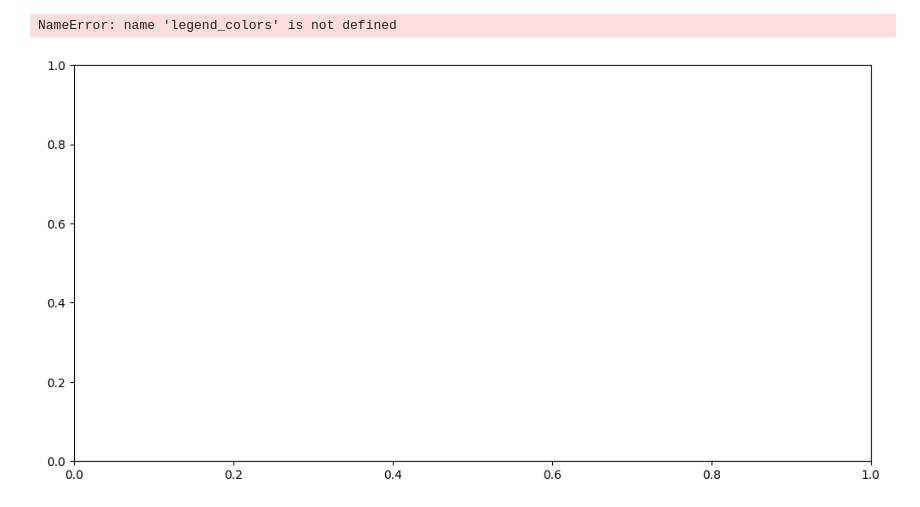
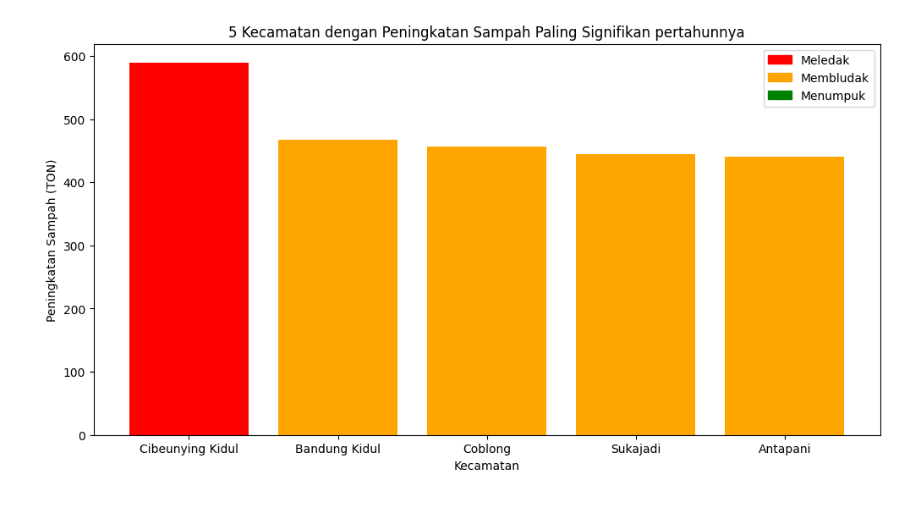
Before and after one commit to irsyaad06/Sampah-Rapih, a Jupyter notebook: feature/chart/KenaikanSignifikan.ipynb, the cells around one changed output. Cells and saved outputs as stored; diff of their text form; code cells hidden in the pictures.

Commit message:
Fix : Bug in KenaikanSignifikan.ipynb,  Feat : Filter Produksi Sampah lebih dari 5000  Docs : Add Images

```diff
--- a/feature/chart/KenaikanSignifikan.ipynb
+++ b/feature/chart/KenaikanSignifikan.ipynb
@@ -1,40 +1,34 @@
 # %%
 import matplotlib.pyplot as plt
 from matplotlib.patches import Patch
 
 %store -r top_5_kecamatan_signifikan
 
-
 fig, ax = plt.subplots(figsize=(12, 6))
 
+bar_colors = []
+legend_colors = ['red', 'orange', 'green']
+legend_labels = ['Meledak', 'Membludak', 'Menumpuk']
 
 for idx, row in top_5_kecamatan_signifikan.iterrows():
     if row['peningkatan_sampah'] > 500:
-        legend_colors.append('red')
-        legend_labels.append('Bahaya')
+        bar_colors.append('red')
+
     elif row['peningkatan_sampah'] > 200:
-        legend_colors.append('orange')
-        legend_labels.append('Sedang')
+        bar_colors.append('orange')
+
     else:
-        legend_colors.append('green')
-        legend_labels.append('Aman')
+        bar_colors.append('green')
 
+info = [Patch(color=color, label=label) for color, label in zip(legend_colors, legend_labels)]
 
+ax.bar(top_5_kecamatan_signifikan['kecamatan'], top_5_kecamatan_signifikan['peningkatan_sampah'], color=bar_colors)
 
-legend_colors = ['red','orange','green']
-legend_label=['Meledak','Membludak','Menumpuk']
-
-info = [Patch(color=color, label=label) for color, label in zip(legend_colors, legend_label)]
-
-ax.bar(top_5_kecamatan_signifikan['kecamatan'], top_5_kecamatan_signifikan['peningkatan_sampah'], color=legend_colors)
-
-# Menambahkan label dan legenda
 ax.set_title('5 Kecamatan dengan Peningkatan Sampah Paling Signifikan pertahunnya')
 ax.set_xlabel('Kecamatan')
 ax.set_ylabel('Peningkatan Sampah (TON)')
 plt.legend(handles=info)
-# Menampilkan plot
+
 plt.show()
 # %% [output]
-NameError: name 'legend_colors' is not defined
-[figure, old version]
+[figure, new version]
```
Also changed, not shown: 4 other files.
